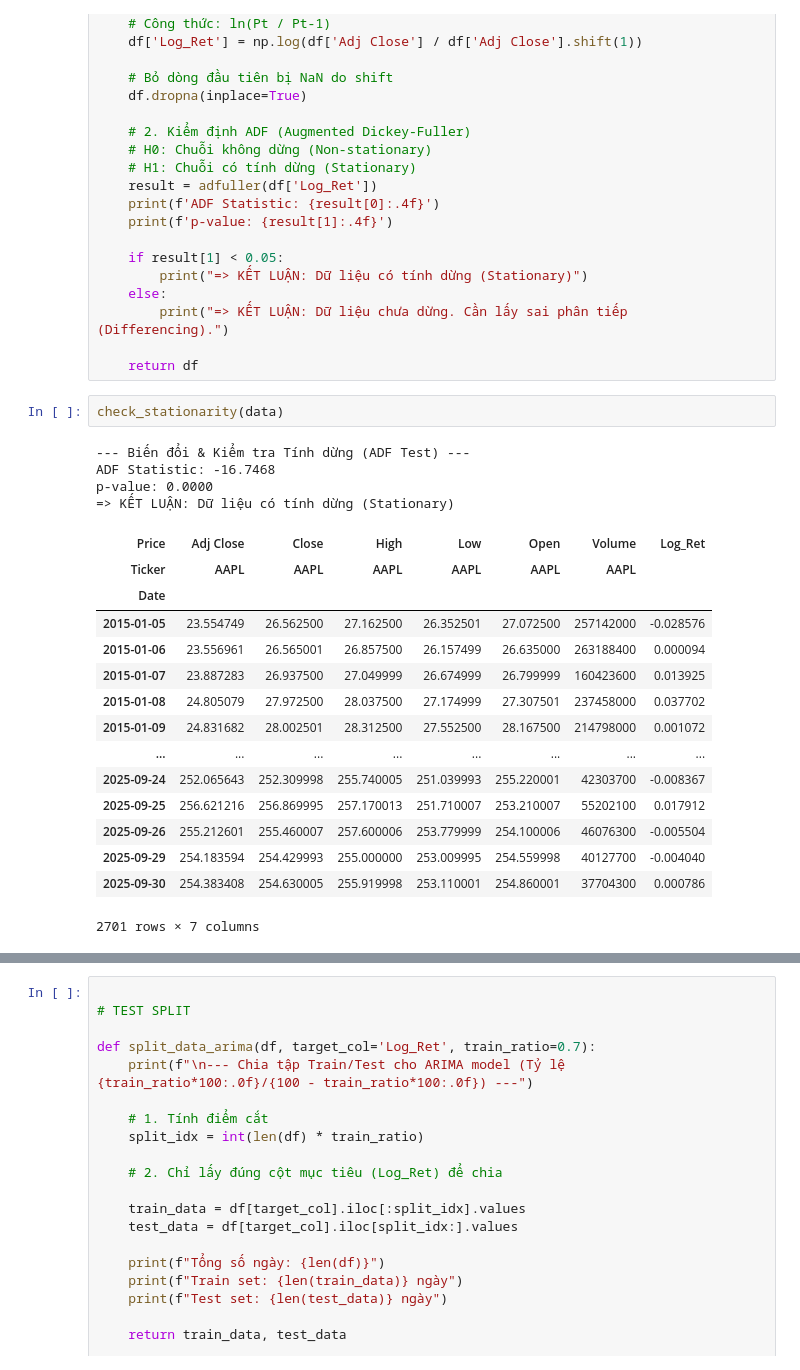
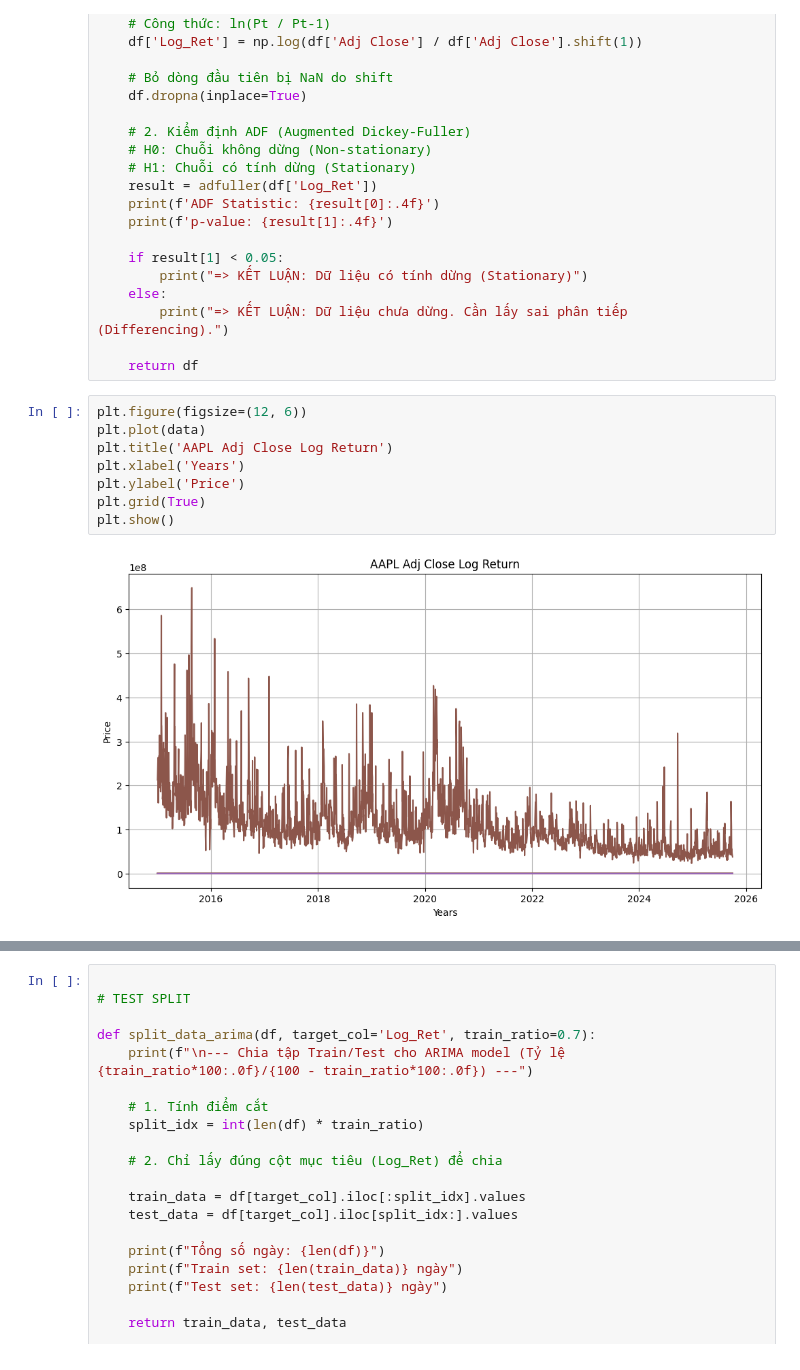
Before and after one commit to tamnguyen-2905/CF_Tam22110193, a Jupyter notebook: LAB_5_TIME_SERIES_MODELING/Time_Series.ipynb, the cells around one changed output, grey strips where cells are left out. Drawn from its saved outputs; the diff is of its cells as text.

```diff
--- a/LAB_5_TIME_SERIES_MODELING/Time_Series.ipynb
+++ b/LAB_5_TIME_SERIES_MODELING/Time_Series.ipynb
@@ -70,25 +70,13 @@ def check_stationarity(df):
         print("=> KẾT LUẬN: Dữ liệu chưa dừng. Cần lấy sai phân tiếp (Differencing).")
 
     return df
-# %%
-check_stationarity(data)
-# %% [output]
---- Biến đổi & Kiểm tra Tính dừng (ADF Test) ---
-ADF Statistic: -16.7468
-p-value: 0.0000
-=> KẾT LUẬN: Dữ liệu có tính dừng (Stationary)
-| Price | Adj Close | Close | High | Low | Open | Volume | Log_Ret |
-| Ticker | AAPL | AAPL | AAPL | AAPL | AAPL | AAPL |  |
-| Date |  |  |  |  |  |  |  |
-| 2015-01-05 | 23.554749 | 26.562500 | 27.162500 | 26.352501 | 27.072500 | 257142000 | -0.028576 |
-| 2015-01-06 | 23.556961 | 26.565001 | 26.857500 | 26.157499 | 26.635000 | 263188400 | 0.000094 |
-| 2015-01-07 | 23.887283 | 26.937500 | 27.049999 | 26.674999 | 26.799999 | 160423600 | 0.013925 |
-| 2015-01-08 | 24.805079 | 27.972500 | 28.037500 | 27.174999 | 27.307501 | 237458000 | 0.037702 |
-| 2015-01-09 | 24.831682 | 28.002501 | 28.312500 | 27.552500 | 28.167500 | 214798000 | 0.001072 |
-| ... | ... | ... | ... | ... | ... | ... | ... |
-| 2025-09-24 | 252.065643 | 252.309998 | 255.740005 | 251.039993 | 255.220001 | 42303700 | -0.008367 |
-| 2025-09-25 | 256.621216 | 256.869995 | 257.170013 | 251.710007 | 253.210007 | 55202100 | 0.017912 |
-| 2025-09-26 | 255.212601 | 255.460007 | 257.600006 | 253.779999 | 254.100006 | 46076300 | -0.005504 |
-| 2025-09-29 | 254.183594 | 254.429993 | 255.000000 | 253.009995 | 254.559998 | 40127700 | -0.004040 |
-| 2025-09-30 | 254.383408 | 254.630005 | 255.919998 | 253.110001 | 254.860001 | 37704300 | 0.000786 |
-2701 rows × 7 columns
+# %%
+plt.figure(figsize=(12, 6))
+plt.plot(data)
+plt.title('AAPL Adj Close Log Return')
+plt.xlabel('Years')
+plt.ylabel('Price')
+plt.grid(True)
+plt.show()
+# %% [output]
+[figure, added]
```
Also changed, not shown: parts of 5 cells of this notebook.
